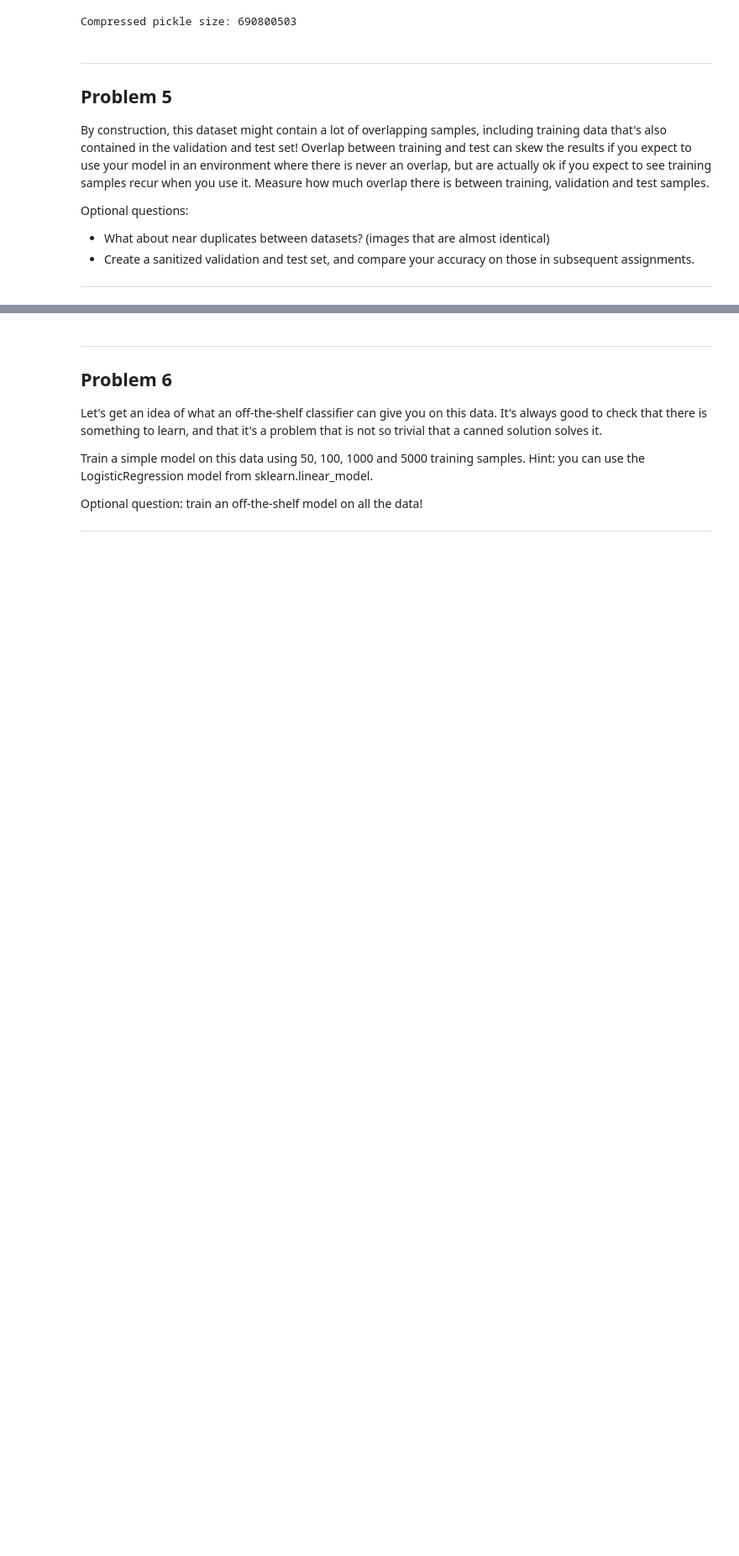
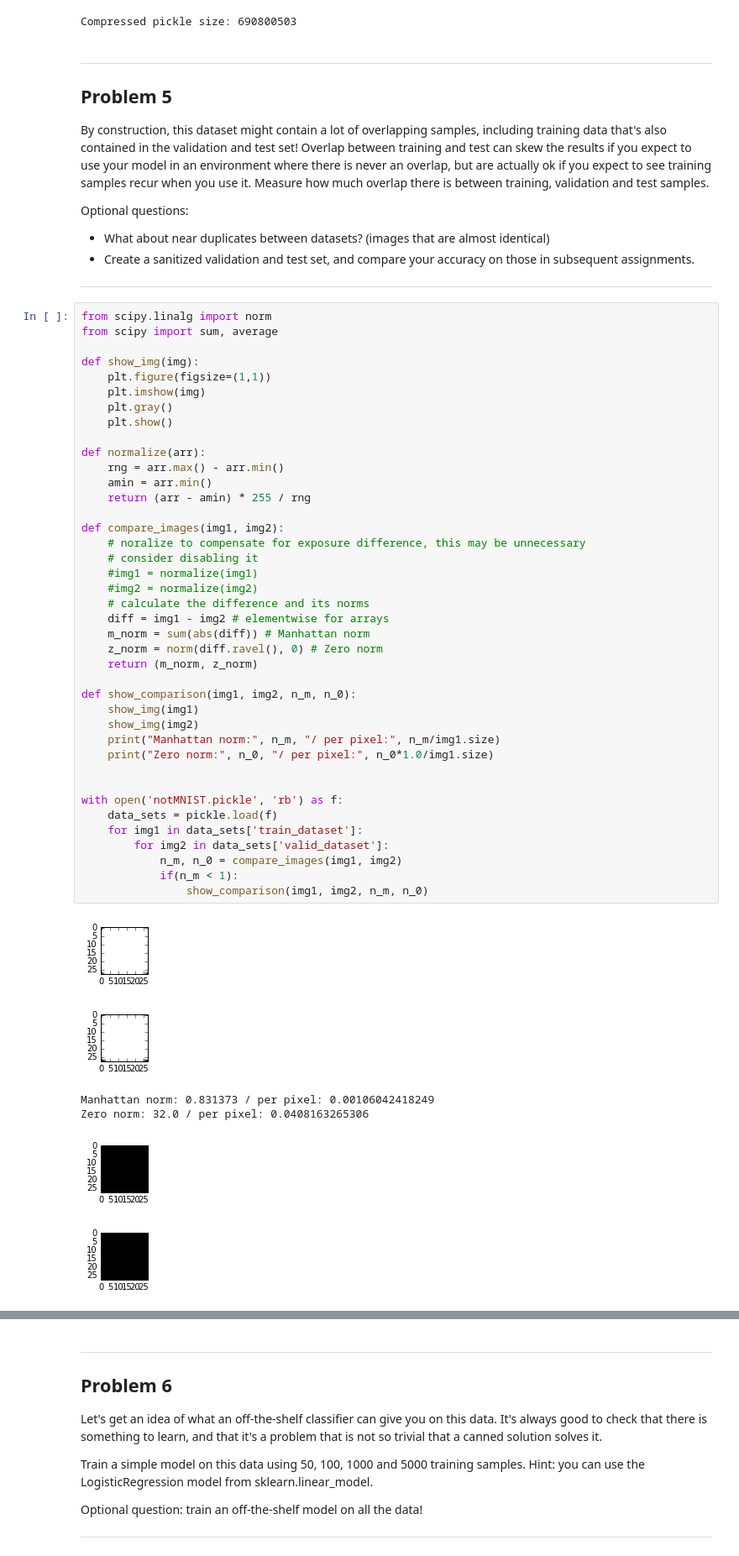
Before and after one commit to FedorSulaev/tensorflow_clone, a Jupyter notebook: tensorflow/examples/udacity/1_notmnist.ipynb, the cells around one changed output, grey strips where cells are left out. Shown at 84% size. Cells and saved outputs as stored; diff of their text form; blank space fills up the shorter version.

Commit message:
feat: notmnist image comparison

```diff
--- a/tensorflow/examples/udacity/1_notmnist.ipynb
+++ b/tensorflow/examples/udacity/1_notmnist.ipynb
@@ -372,3 +372,50 @@ Optional questions:
 - What about near duplicates between datasets? (images that are almost identical)
 - Create a sanitized validation and test set, and compare your accuracy on those in subsequent assignments.
 ---
+# %%
+from scipy.linalg import norm
+from scipy import sum, average
+
+def show_img(img):
+    plt.figure(figsize=(1,1))
+    plt.imshow(img)
+    plt.gray()
+    plt.show()
+
+def normalize(arr):
+    rng = arr.max() - arr.min()
+    amin = arr.min()
+    return (arr - amin) * 255 / rng
+
+def compare_images(img1, img2):
+    # noralize to compensate for exposure difference, this may be unnecessary
+    # consider disabling it
+    #img1 = normalize(img1)
+    #img2 = normalize(img2)
+    # calculate the difference and its norms
+    diff = img1 - img2 # elementwise for arrays
+    m_norm = sum(abs(diff)) # Manhattan norm
+    z_norm = norm(diff.ravel(), 0) # Zero norm
+    return (m_norm, z_norm)
+
+def show_comparison(img1, img2, n_m, n_0):
+    show_img(img1)
+    show_img(img2)
+    print("Manhattan norm:", n_m, "/ per pixel:", n_m/img1.size)
+    print("Zero norm:", n_0, "/ per pixel:", n_0*1.0/img1.size)
+
+
+with open('notMNIST.pickle', 'rb') as f:
+    data_sets = pickle.load(f)
+    for img1 in data_sets['train_dataset']:
+        for img2 in data_sets['valid_dataset']:
+            n_m, n_0 = compare_images(img1, img2)
+            if(n_m < 1):
+                show_comparison(img1, img2, n_m, n_0)
+# %% [output]
+[figure, added]
+[figure, added]
+Manhattan norm: 0.831373 / per pixel: 0.00106042418249
+Zero norm: 32.0 / per pixel: 0.0408163265306
+[figure, added]
+[figure, added]
```
Also changed, not shown: parts of 1 cell of this notebook.
